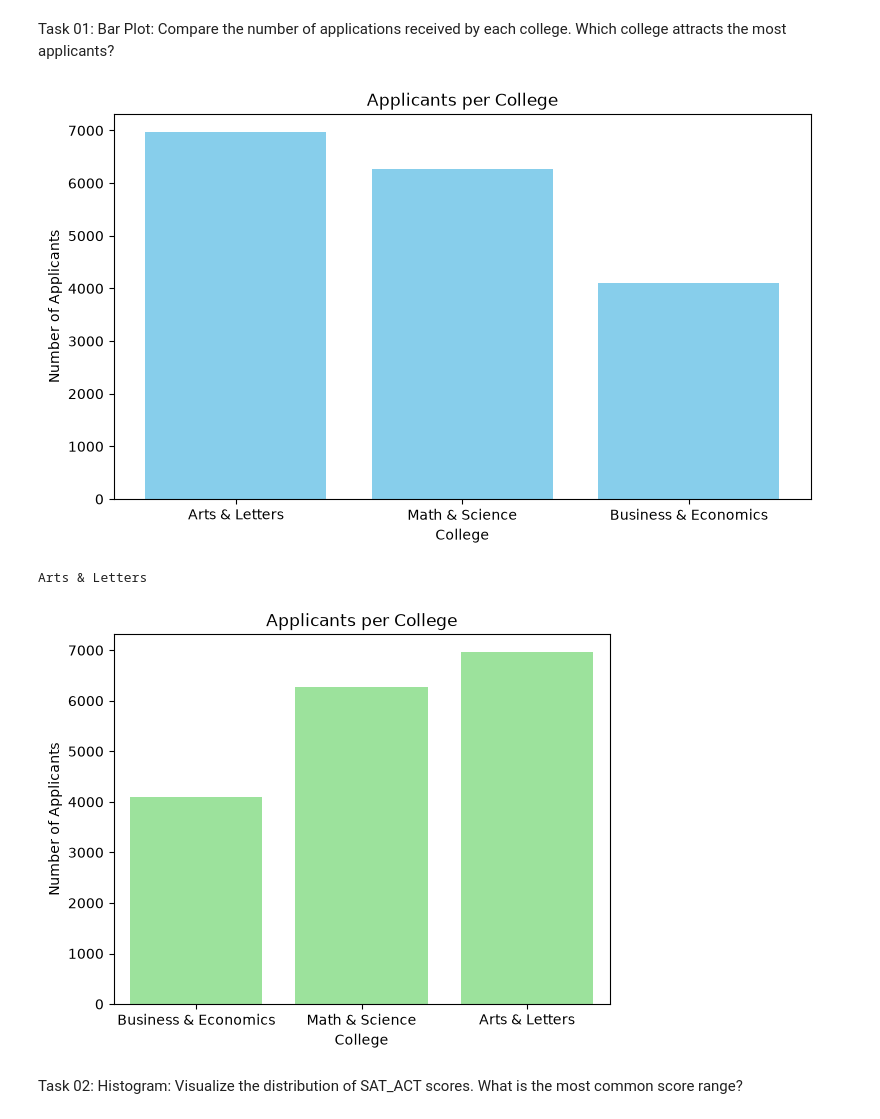
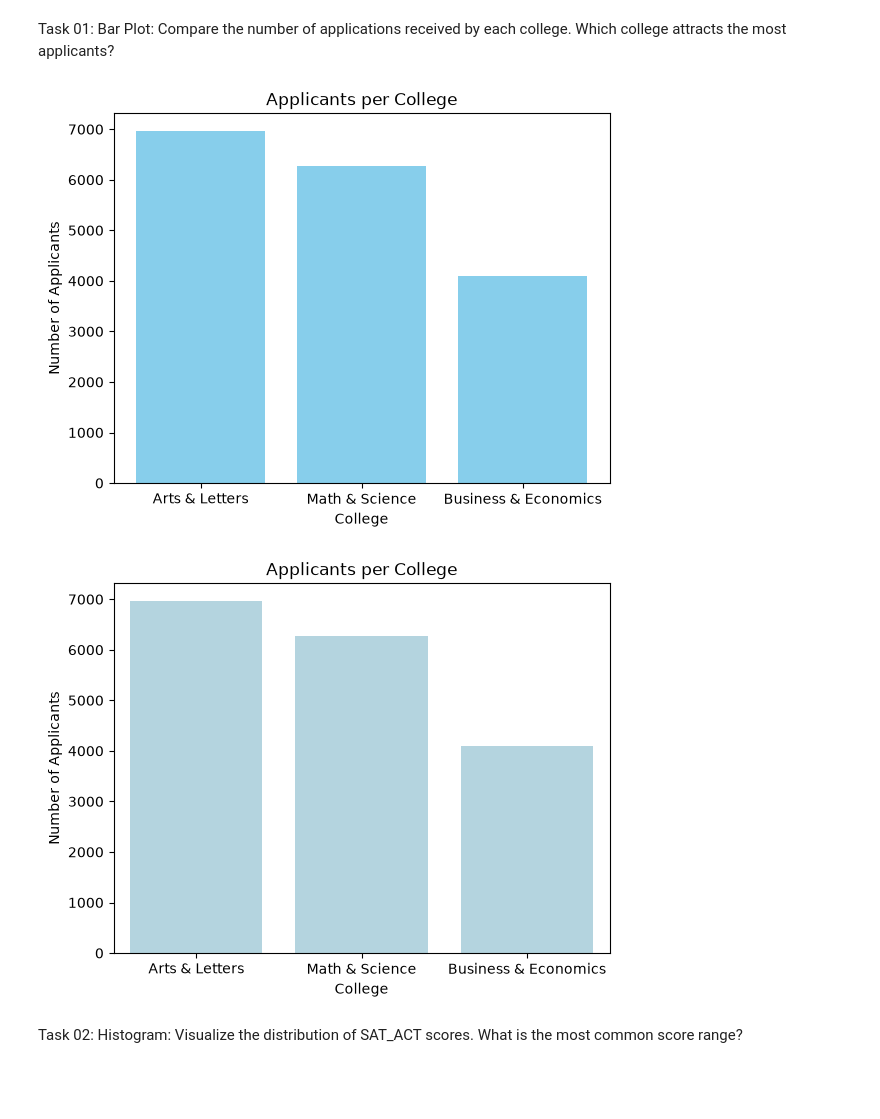
Before and after one commit to TJWKXD/USD_DSCI_505, a Jupyter notebook: notebooks/Week 13 Activity/University Admissions Data Visualization Challenge.ipynb, the cells around one changed output. Drawn from its saved outputs; the diff is of its cells as text; code cells hidden in the pictures; blank space fills up the shorter version.

```diff
--- a/notebooks/Week 13 Activity/University Admissions Data Visualization Challenge.ipynb
+++ b/notebooks/Week 13 Activity/University Admissions Data Visualization Challenge.ipynb
@@ -49,40 +49,40 @@ Task 01: Bar Plot: Compare the number of applications received by each college.
 # %%
 # Matplotlib bar plot
 
 # Step 1: Count applications for each college
 Applicants = df2['College'].value_counts()
 
 # Step 2: Create bar plot
-plt.figure(figsize=(9, 5))
 plt.bar(Applicants.index, Applicants.values, color='skyblue')
 
 # Step 3: Add title and labels
 plt.title('Applicants per College')
 plt.xlabel('College')
 plt.ylabel('Number of Applicants')
 
 # Step 4: Display chart
 plt.show()
-
-# Step 5: Identify college with most applicants
-print(Applicants.idxmax())
 # %% [output]
-[figure, old version]
+[figure, new version]
-Arts & Letters
 # %%
 # Seaborn bar plot
-# Step 1: Create frequency bar plot
-sns.countplot(data=df2, x='College', color='lightgreen')
 
-# Step 2: Add title and labels
+# Step 1 Count number of applicants
+Applicants = df2['College'].value_counts()
+
+# Step 2: Create bar plot
+sns.barplot(x=Applicants.index, y=Applicants.values,
+            color='lightblue')
+
+# Step 3: Add title and labels
 plt.title('Applicants per College')
 plt.xlabel('College')
 plt.ylabel('Number of Applicants')
 
-# Step 3: Display chart
+# Step 4: Display chart
 plt.show()
 # %% [output]
-[figure, old version]
+[figure, new version]
 # %%
 # Plotly bar plot
 
```
Also changed, not shown: parts of 6 cells of this notebook.
